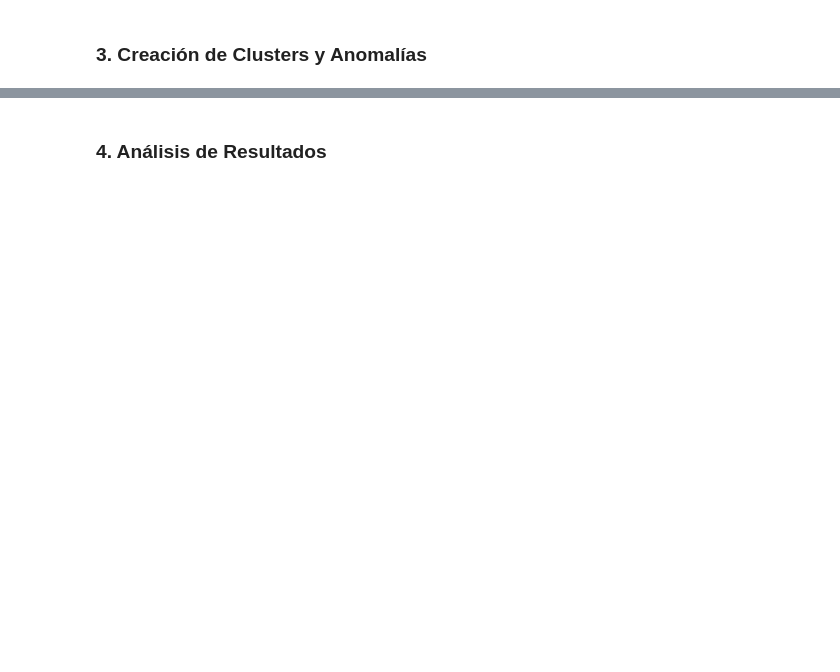
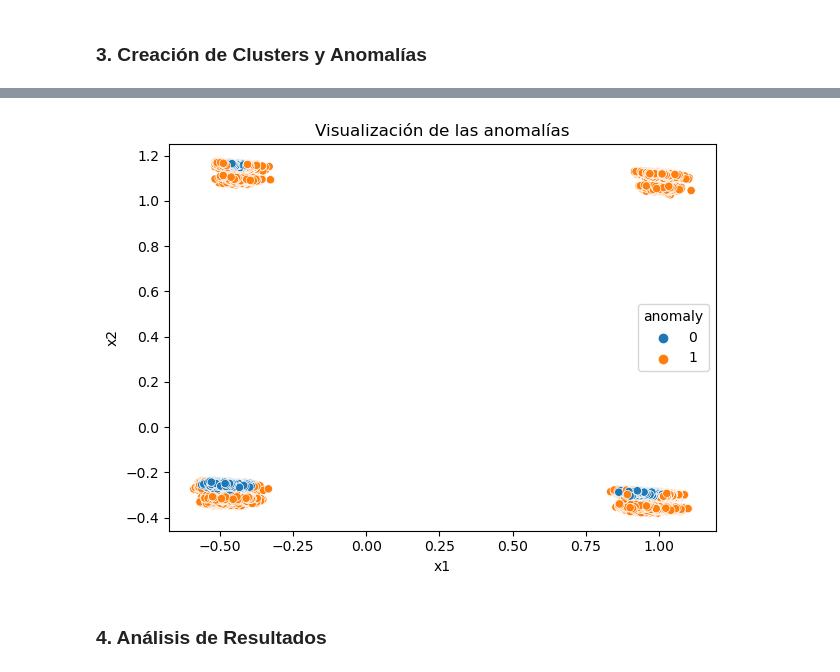
Before and after one commit to mgzotero/MDS7202, a Jupyter notebook: Proyectos/Proyecto 1/proyecto1.ipynb, the cells around one changed output, grey strips where cells are left out. Drawn from its saved outputs; the diff is of its cells as text; code cells hidden in the pictures; blank space fills up the shorter version.

```diff
--- a/Proyectos/Proyecto 1/proyecto1.ipynb
+++ b/Proyectos/Proyecto 1/proyecto1.ipynb
@@ -1123,2 +1185,13 @@ pf
+# %%
+pf.detect_anomalies(
+    columns=cols,  # columnas a analizar
+    anomaly_detector=IsolationForest(),  # IsolationForest
+    dim_reduc_model=PCA(n_components=2, random_state=42),  # PCA
+    contamination="auto",  # porcentaje de anomalías esperadas
+    df="scaled",  # original, clean, scaled
+    random_state=42,  # semilla para reproducibilidad
+)
+# %% [output]
+[figure, added]
 # %% [markdown]
 ### 4. Análisis de Resultados
```
Also changed, not shown: parts of 26 cells of this notebook, 46 other files.
